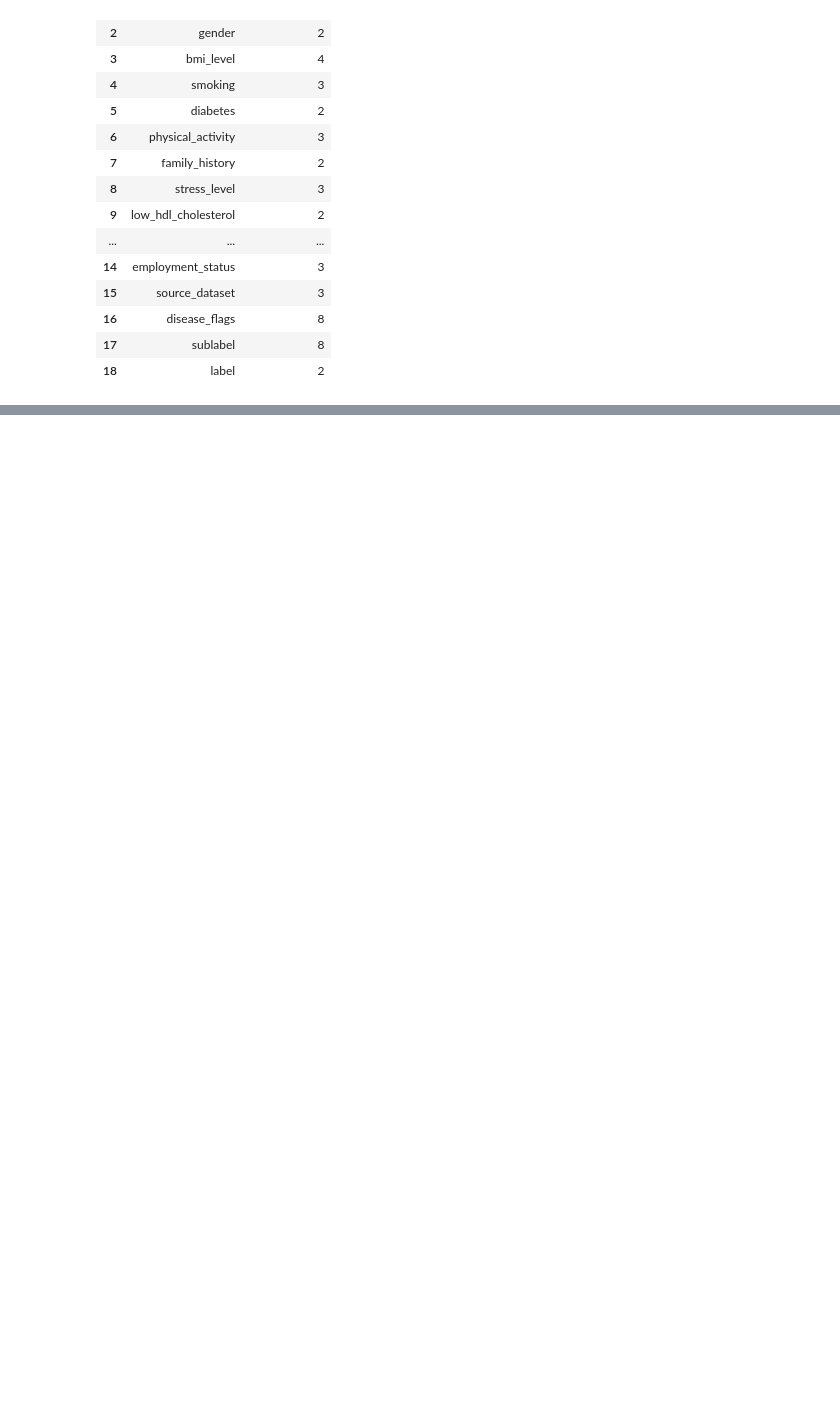
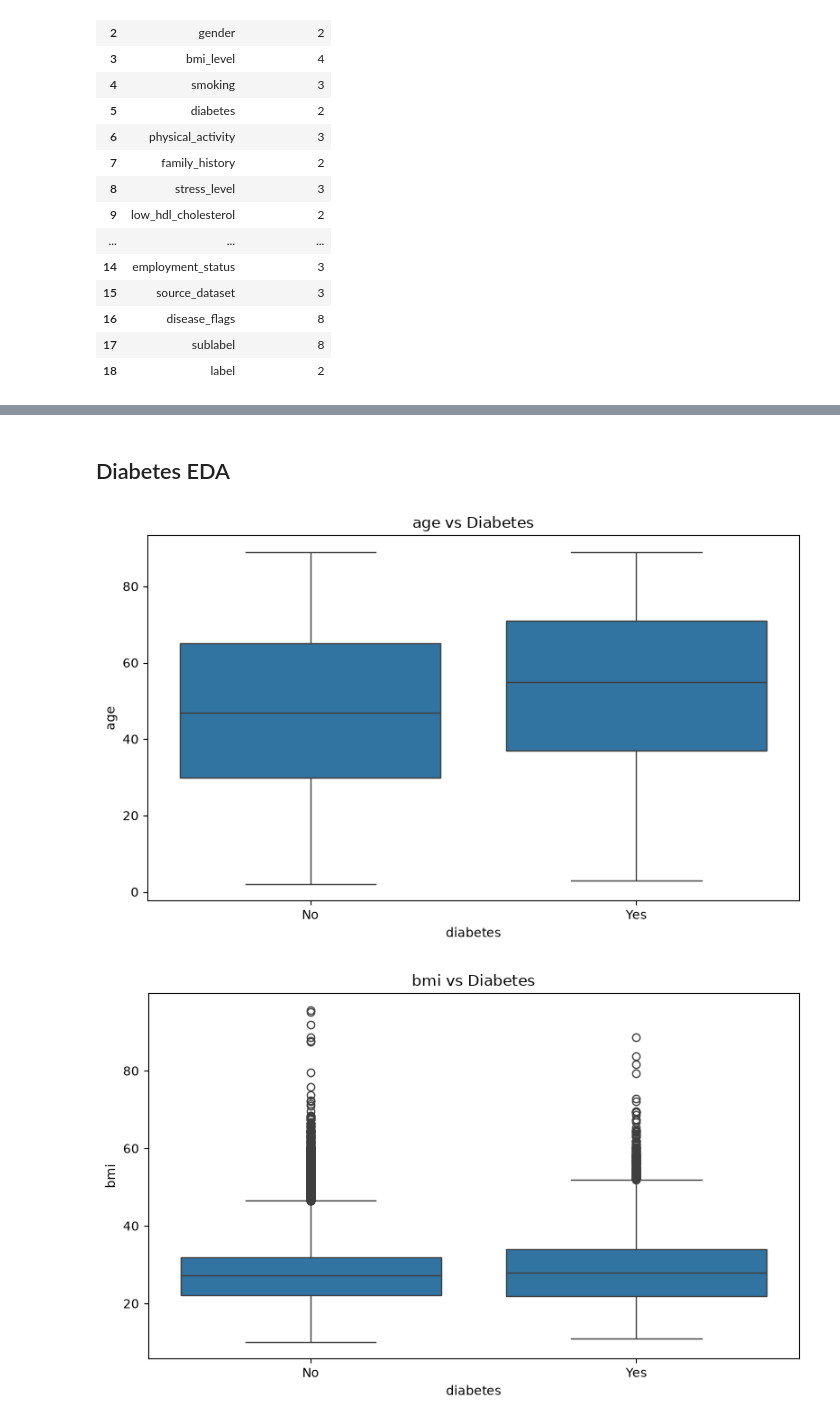
Before and after one commit to to-bits/multidisease-risk-profiler, a Jupyter notebook: notebooks/03_eda.ipynb, the cells around one changed output, grey strips where cells are left out. Saved outputs shown, nothing was run; the diff lists cells and outputs as text; code cells hidden in the pictures; blank space fills up the shorter version.

```diff
--- a/notebooks/03_eda.ipynb
+++ b/notebooks/03_eda.ipynb
@@ -126,0 +327,38 @@ Categorical columns: 19
+# %% [markdown]
+## Diabetes EDA
+# %%
+if "diabetes" in df.columns:
+
+    diabetes_features = [
+        "age",
+        "bmi",
+        "glucose",
+        "hba1c",
+        "systolic_bp",
+        "diastolic_bp",
+        "cholesterol"
+    ]
+
+    diabetes_features = [
+        col for col in diabetes_features
+        if col in df.columns
+    ]
+
+    for feature in diabetes_features:
+
+        if pd.api.types.is_numeric_dtype(df[feature]):
+
+            plt.figure(figsize=(8, 5))
+
+            sns.boxplot(
+                data=df,
+                x="diabetes",
+                y=feature
+            )
+
+            plt.title(f"{feature} vs Diabetes")
+            plt.tight_layout()
+            plt.show()
+# %% [output]
+[figure, added]
+[figure, added]
```
Also changed, not shown: parts of 10 cells of this notebook.
